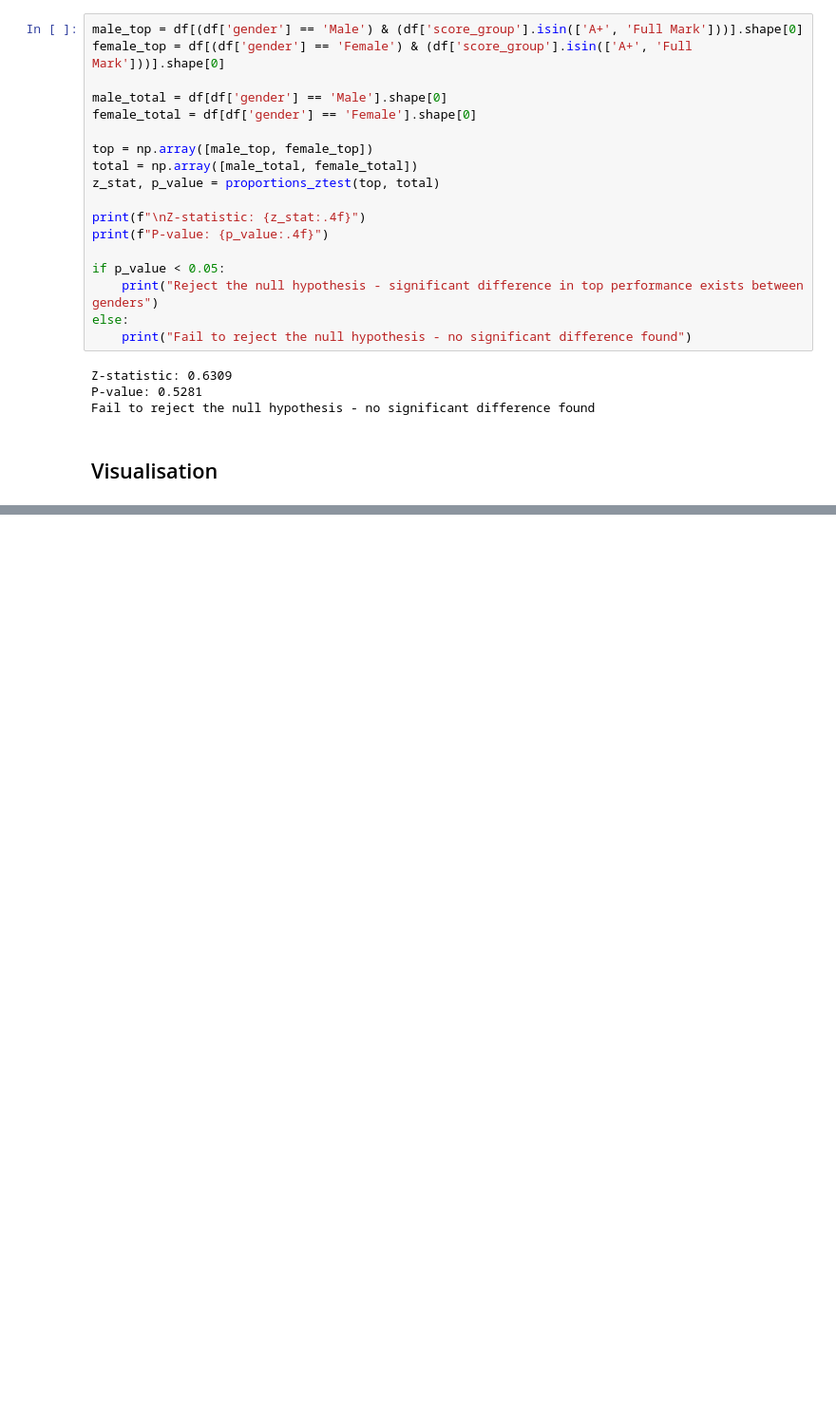
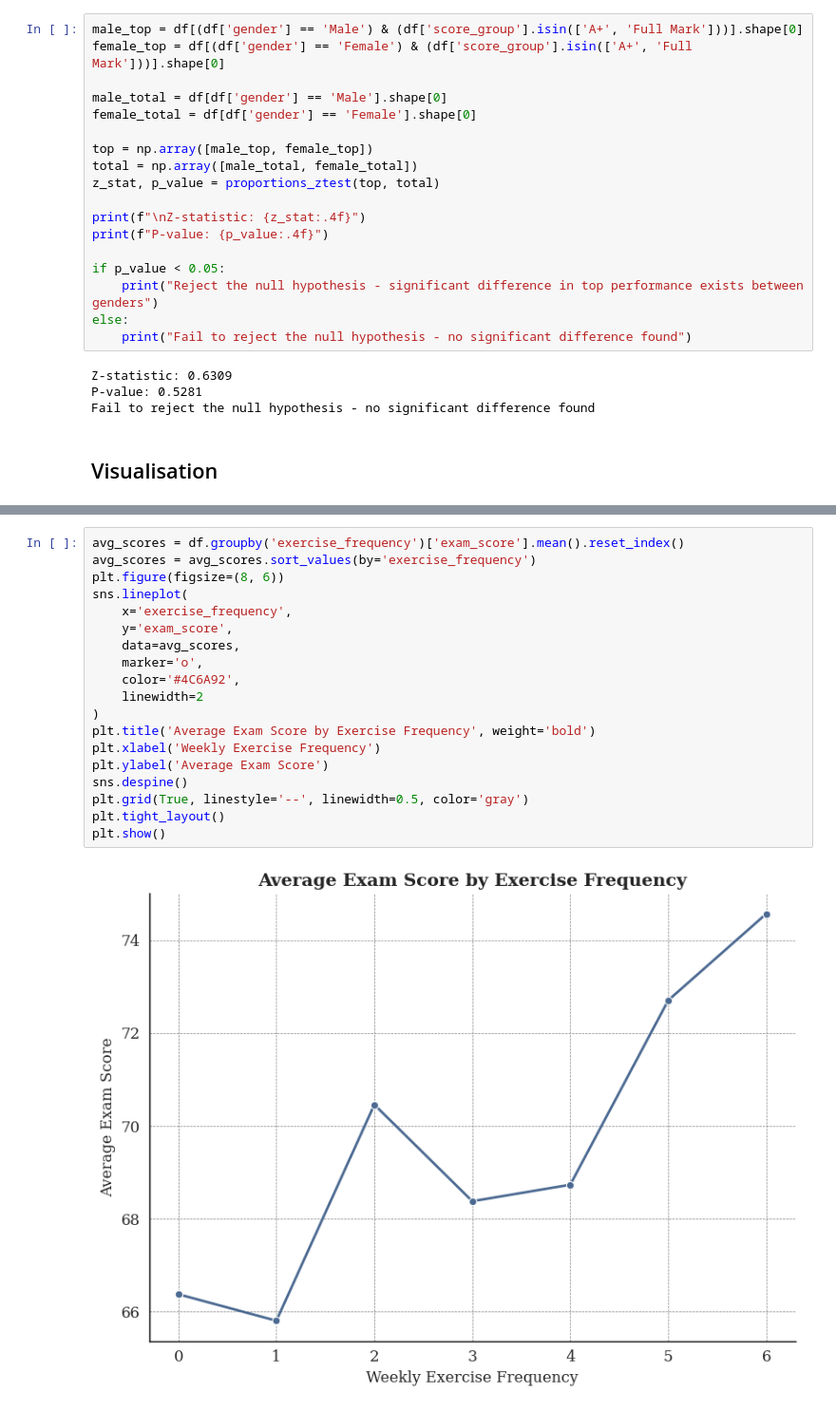
Before and after one commit to OmarAboElnaga/Students-Score-and-their-Habits, a Jupyter notebook: Students'_Scores_and_their_habits.ipynb, the cells around one changed output, grey strips where cells are left out. Shown at 95% size. Saved outputs shown, nothing was run; the diff lists cells and outputs as text; blank space fills up the shorter version.

```diff
--- a/Students'_Scores_and_their_habits.ipynb
+++ b/Students'_Scores_and_their_habits.ipynb
@@ -877,0 +878,21 @@ plt.subplots_adjust(top=0.93)
+# %%
+avg_scores = df.groupby('exercise_frequency')['exam_score'].mean().reset_index()
+avg_scores = avg_scores.sort_values(by='exercise_frequency')
+plt.figure(figsize=(8, 6))
+sns.lineplot(
+    x='exercise_frequency',
+    y='exam_score',
+    data=avg_scores,
+    marker='o',
+    color='#4C6A92',
+    linewidth=2
+)
+plt.title('Average Exam Score by Exercise Frequency', weight='bold')
+plt.xlabel('Weekly Exercise Frequency')
+plt.ylabel('Average Exam Score')
+sns.despine()
+plt.grid(True, linestyle='--', linewidth=0.5, color='gray')
+plt.tight_layout()
+plt.show()
+# %% [output]
+[figure, added]
```
Also changed, not shown: parts of 10 cells of this notebook.
